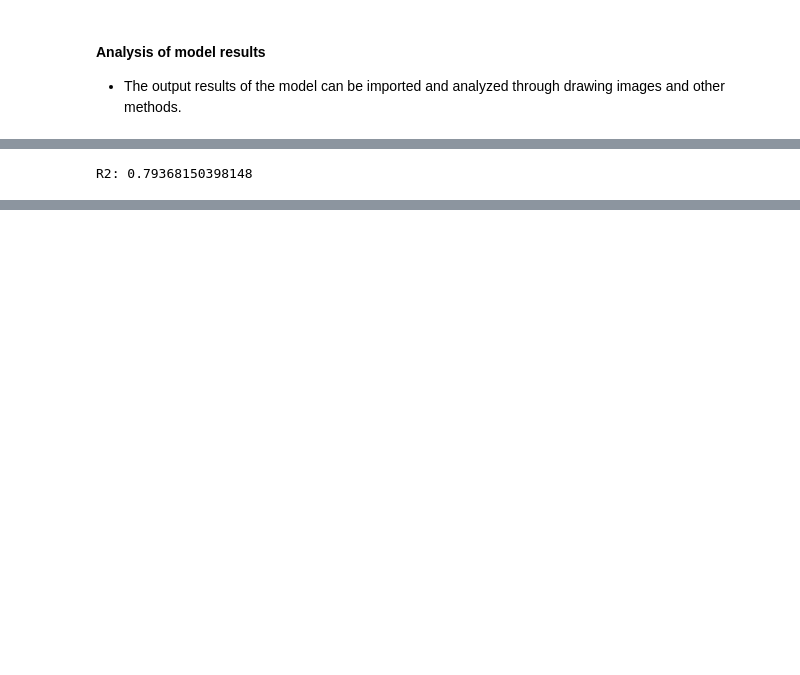
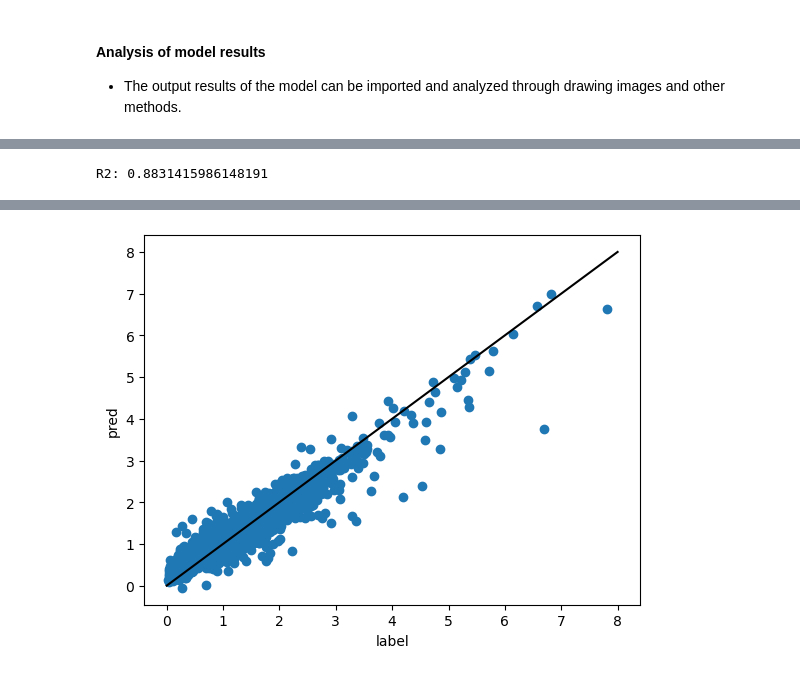
Before and after one commit to zjuwss/gnnwr, a Jupyter notebook: demo/demo_gtnnwr.ipynb, the cells around one changed output, grey strips where cells are left out. Saved outputs shown, nothing was run; the diff lists cells and outputs as text; code cells hidden in the pictures; blank space fills up the shorter version.

```diff
--- a/demo/demo_gtnnwr.ipynb
+++ b/demo/demo_gtnnwr.ipynb
@@ -104,5 +86,3 @@ Add Graph Successfully
 # %% [markdown]
 #### Model Training
 - 使用run方法可以进行模型训练，并可以设置训练步长和早停步长。
-# %%
-gtnnwr.run(50000,8000,400)
@@ -218,0 +89,2 @@ Valid R2: 0.11775
+# %%
+gtnnwr.run(5000,1000,500)
@@ -272,3 +202,0 @@ memory usage: 204.1 KB
-# %%
-data.set_index('id',inplace=True)
-result_data.set_index('id',inplace=True)
@@ -292,0 +203,2 @@ ana_data
+# %%
+result_data = gtnnwr.reg_result()
@@ -293,11 +214,13 @@ ana_data
 # %%
 from sklearn.metrics import r2_score as r2
-print('R2:',r2(ana_data['Pred_SiO3'],ana_data['SiO3']))
+result_data.sort_values(by='id',inplace=True)
+data.sort_values(by='id',inplace=True)
+print('R2:',r2(data['SiO3'],result_data['Pred_SiO3']))
 import matplotlib.pyplot as plt
-plt.scatter(ana_data['Pred_SiO3'],ana_data['SiO3'],color='b')
+plt.scatter(data['SiO3'],result_data['Pred_SiO3'])
 plt.plot([i for i in range(9)],[i for i in range(9)],color='black')
 plt.xlabel('label')
 plt.ylabel('pred')
 plt.show()
 # %% [output]
-R2: 0.79368150398148
+R2: 0.8831415986148191
@@ -304,0 +227 @@ R2: 0.79368150398148
+[figure, added]
```
Also changed, not shown: parts of 16 cells of this notebook, 4 other files.
